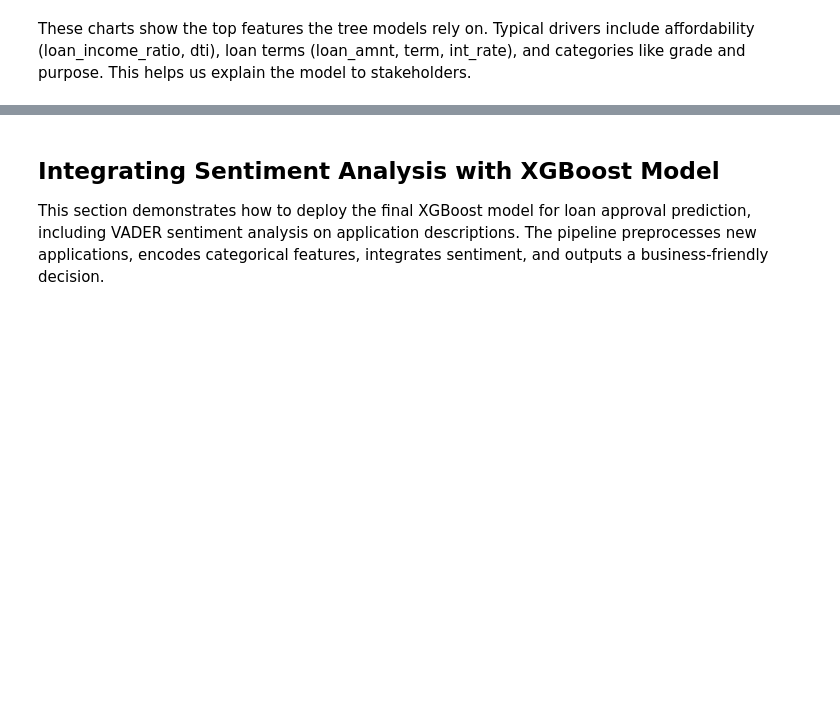
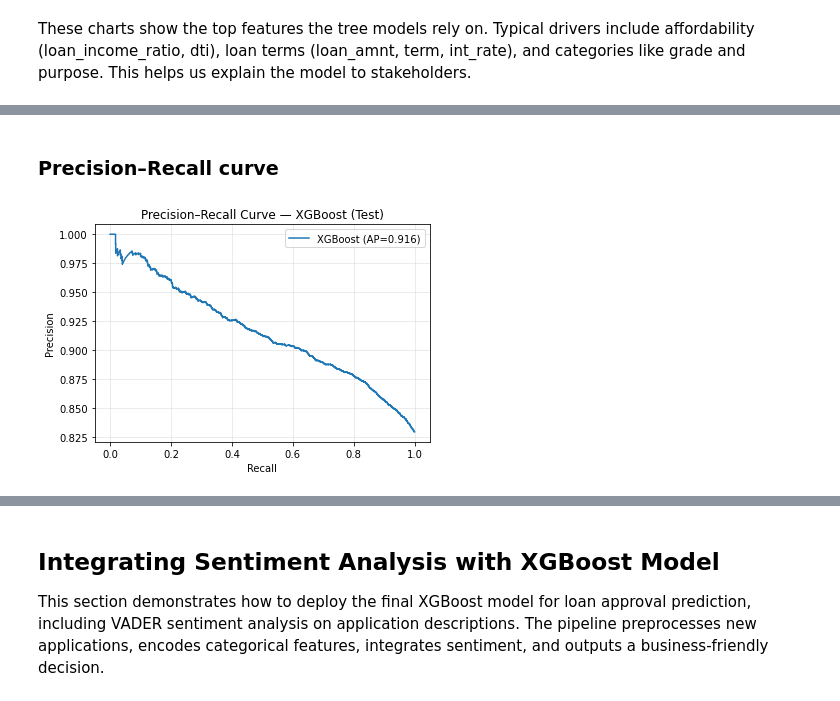
Before and after one commit to KweyuV/Digitizing-Loan-Approvals-for-Financial-Inclusion, a Jupyter notebook: Loan_approval_final.ipynb, the cells around one changed output, grey strips where cells are left out. Drawn from its saved outputs; the diff is of its cells as text; code cells hidden in the pictures; blank space fills up the shorter version.

```diff
--- a/Loan_approval_final.ipynb
+++ b/Loan_approval_final.ipynb
@@ -1021,0 +1086,18 @@ These charts show the top features the tree models rely on. Typical drivers incl
+# %% [markdown]
+### Precision–Recall curve
+# %%
+# Precision–Recall curve for XGBoost on the test set
+
+prec, rec, thr = precision_recall_curve(y_test, xgb_proba)
+ap = average_precision_score(y_test, xgb_proba)
+
+plt.figure(figsize=(6,4))
+plt.plot(rec, prec, label=f"XGBoost (AP={ap:.3f})")
+plt.xlabel("Recall")
+plt.ylabel("Precision")
+plt.title("Precision–Recall Curve — XGBoost (Test)")
+plt.legend()
+plt.grid(alpha=0.3)
+plt.show()
+# %% [output]
+[figure, added]
```
Also changed, not shown: parts of 19 cells of this notebook, 1 other file.
